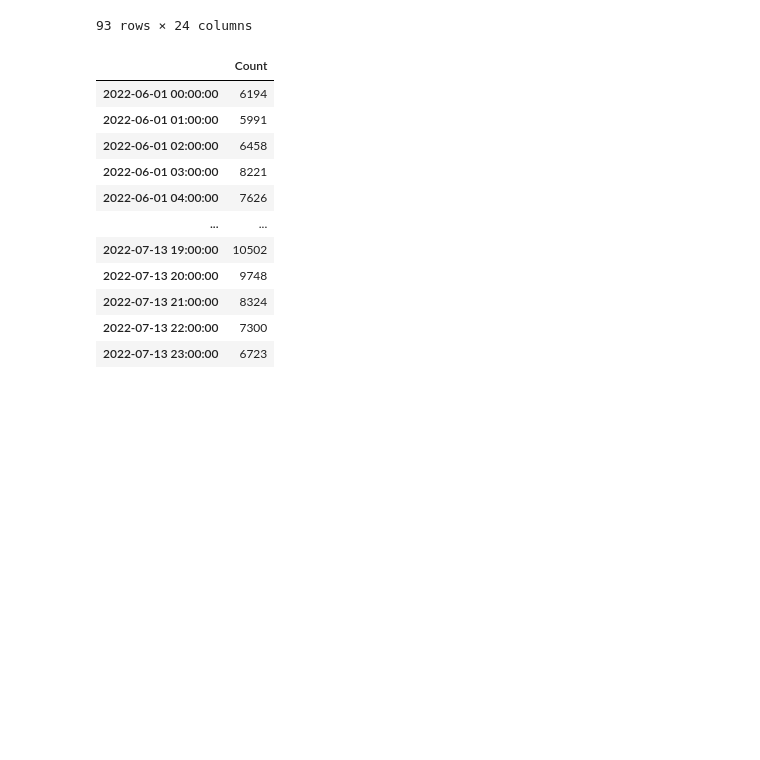
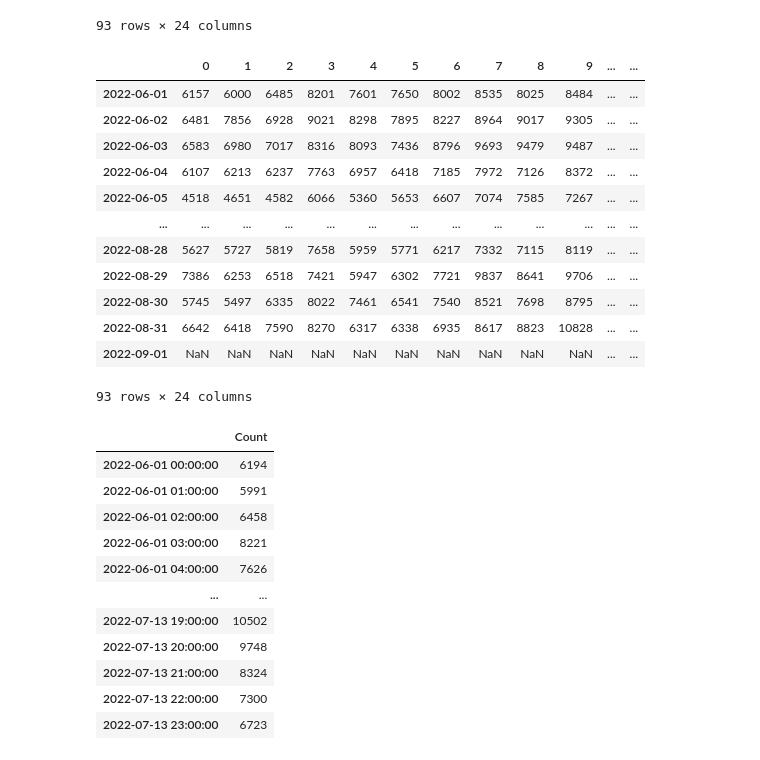
Before and after one commit to VarunParbhu/mur_crypto, a Jupyter notebook: Coding/Data Source - Twitter (Counts).ipynb, the cells around one changed output. Cells and saved outputs as stored; diff of their text form; code cells hidden in the pictures; blank space fills up the shorter version.

```diff
--- a/Coding/Data Source - Twitter (Counts).ipynb
+++ b/Coding/Data Source - Twitter (Counts).ipynb
@@ -99,6 +99,22 @@ for i in range(len(data)-1):
         data[item[0]][i] = item[1]['tweet_count']
         #print(item[1]['start'])
         #print(item[1]['end'])
+# %%
+data
+# %% [output]
+|  | 0 | 1 | 2 | 3 | 4 | 5 | 6 | 7 | 8 | 9 | ... | ... |
+| 2022-06-01 | 6157 | 6000 | 6485 | 8201 | 7601 | 7650 | 8002 | 8535 | 8025 | 8484 | ... | ... |
+| 2022-06-02 | 6481 | 7856 | 6928 | 9021 | 8298 | 7895 | 8227 | 8964 | 9017 | 9305 | ... | ... |
+| 2022-06-03 | 6583 | 6980 | 7017 | 8316 | 8093 | 7436 | 8796 | 9693 | 9479 | 9487 | ... | ... |
+| 2022-06-04 | 6107 | 6213 | 6237 | 7763 | 6957 | 6418 | 7185 | 7972 | 7126 | 8372 | ... | ... |
+| 2022-06-05 | 4518 | 4651 | 4582 | 6066 | 5360 | 5653 | 6607 | 7074 | 7585 | 7267 | ... | ... |
+| ... | ... | ... | ... | ... | ... | ... | ... | ... | ... | ... | ... | ... |
+| 2022-08-28 | 5627 | 5727 | 5819 | 7658 | 5959 | 5771 | 6217 | 7332 | 7115 | 8119 | ... | ... |
+| 2022-08-29 | 7386 | 6253 | 6518 | 7421 | 5947 | 6302 | 7721 | 9837 | 8641 | 9706 | ... | ... |
+| 2022-08-30 | 5745 | 5497 | 6335 | 8022 | 7461 | 6541 | 7540 | 8521 | 7698 | 8795 | ... | ... |
+| 2022-08-31 | 6642 | 6418 | 7590 | 8270 | 6317 | 6338 | 6935 | 8617 | 8823 | 10828 | ... | ... |
+| 2022-09-01 | NaN | NaN | NaN | NaN | NaN | NaN | NaN | NaN | NaN | NaN | ... | ... |
+93 rows × 24 columns
 # %%
 start_date = pd.to_datetime('2022-06-01')
 end_date = pd.to_datetime('2022-07-14')
```
Also changed, not shown: parts of 3 cells of this notebook, 33 other files.
